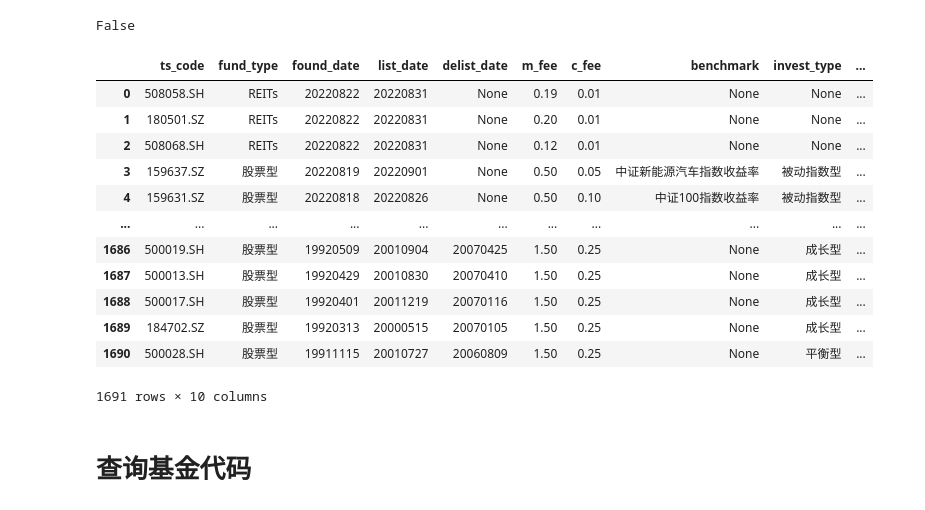
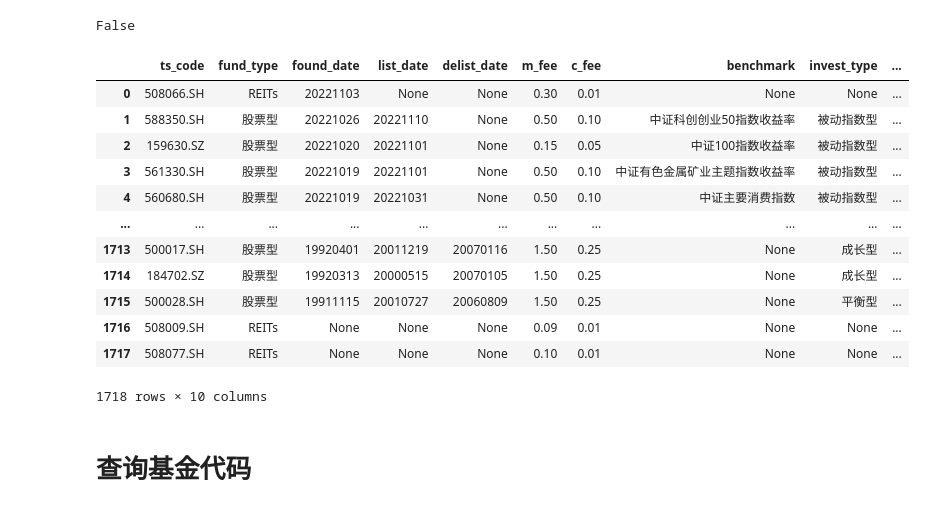
Before and after one commit to nuswgg/quants_qa, a Jupyter notebook: tushare/基金分析.ipynb, the cells around one changed output. Cells and saved outputs as stored; diff of their text form; code cells hidden in the pictures.

Commit message:
fund holding

```diff
--- a/tushare/基金分析.ipynb
+++ b/tushare/基金分析.ipynb
@@ -68,24 +88,24 @@ np.nan == np.nan
 # %% [output]
 False
 # %%
-fund_list.filter(['ts_code','fund_type','found_date','list_date','delist_date','m_fee','c_fee','benchmark','invest_type','purc_startdate'])
+fund_list_E.filter(['ts_code','fund_type','found_date','list_date','delist_date','m_fee','c_fee','benchmark','invest_type','purc_startdate'])
 # .query("benchmark == benchmark")
 # .query("delist_date != delist_date")
 # status 存续状态D摘牌 I发行 L已上市
 # %% [output]
 |  | ts_code | fund_type | found_date | list_date | delist_date | m_fee | c_fee | benchmark | invest_type | ... |
-| 0 | 508058.SH | REITs | 20220822 | 20220831 | None | 0.19 | 0.01 | None | None | ... |
-| 1 | 180501.SZ | REITs | 20220822 | 20220831 | None | 0.20 | 0.01 | None | None | ... |
-| 2 | 508068.SH | REITs | 20220822 | 20220831 | None | 0.12 | 0.01 | None | None | ... |
-| 3 | 159637.SZ | 股票型 | 20220819 | 20220901 | None | 0.50 | 0.05 | 中证新能源汽车指数收益率 | 被动指数型 | ... |
-| 4 | 159631.SZ | 股票型 | 20220818 | 20220826 | None | 0.50 | 0.10 | 中证100指数收益率 | 被动指数型 | ... |
+| 0 | 508066.SH | REITs | 20221103 | None | None | 0.30 | 0.01 | None | None | ... |
+| 1 | 588350.SH | 股票型 | 20221026 | 20221110 | None | 0.50 | 0.10 | 中证科创创业50指数收益率 | 被动指数型 | ... |
+| 2 | 159630.SZ | 股票型 | 20221020 | 20221101 | None | 0.15 | 0.05 | 中证100指数收益率 | 被动指数型 | ... |
+| 3 | 561330.SH | 股票型 | 20221019 | 20221101 | None | 0.50 | 0.10 | 中证有色金属矿业主题指数收益率 | 被动指数型 | ... |
+| 4 | 560680.SH | 股票型 | 20221019 | 20221031 | None | 0.50 | 0.10 | 中证主要消费指数 | 被动指数型 | ... |
 | ... | ... | ... | ... | ... | ... | ... | ... | ... | ... | ... |
-| 1686 | 500019.SH | 股票型 | 19920509 | 20010904 | 20070425 | 1.50 | 0.25 | None | 成长型 | ... |
-| 1687 | 500013.SH | 股票型 | 19920429 | 20010830 | 20070410 | 1.50 | 0.25 | None | 成长型 | ... |
-| 1688 | 500017.SH | 股票型 | 19920401 | 20011219 | 20070116 | 1.50 | 0.25 | None | 成长型 | ... |
-| 1689 | 184702.SZ | 股票型 | 19920313 | 20000515 | 20070105 | 1.50 | 0.25 | None | 成长型 | ... |
-| 1690 | 500028.SH | 股票型 | 19911115 | 20010727 | 20060809 | 1.50 | 0.25 | None | 平衡型 | ... |
+| 1713 | 500017.SH | 股票型 | 19920401 | 20011219 | 20070116 | 1.50 | 0.25 | None | 成长型 | ... |
+| 1714 | 184702.SZ | 股票型 | 19920313 | 20000515 | 20070105 | 1.50 | 0.25 | None | 成长型 | ... |
+| 1715 | 500028.SH | 股票型 | 19911115 | 20010727 | 20060809 | 1.50 | 0.25 | None | 平衡型 | ... |
+| 1716 | 508009.SH | REITs | None | None | None | 0.09 | 0.01 | None | None | ... |
+| 1717 | 508077.SH | REITs | None | None | None | 0.10 | 0.01 | None | None | ... |
-1691 rows × 10 columns
+1718 rows × 10 columns
 # %% [markdown]
 # 查询基金代码
 # %%
```
Also changed, not shown: parts of 130 cells of this notebook, 3 other files.
